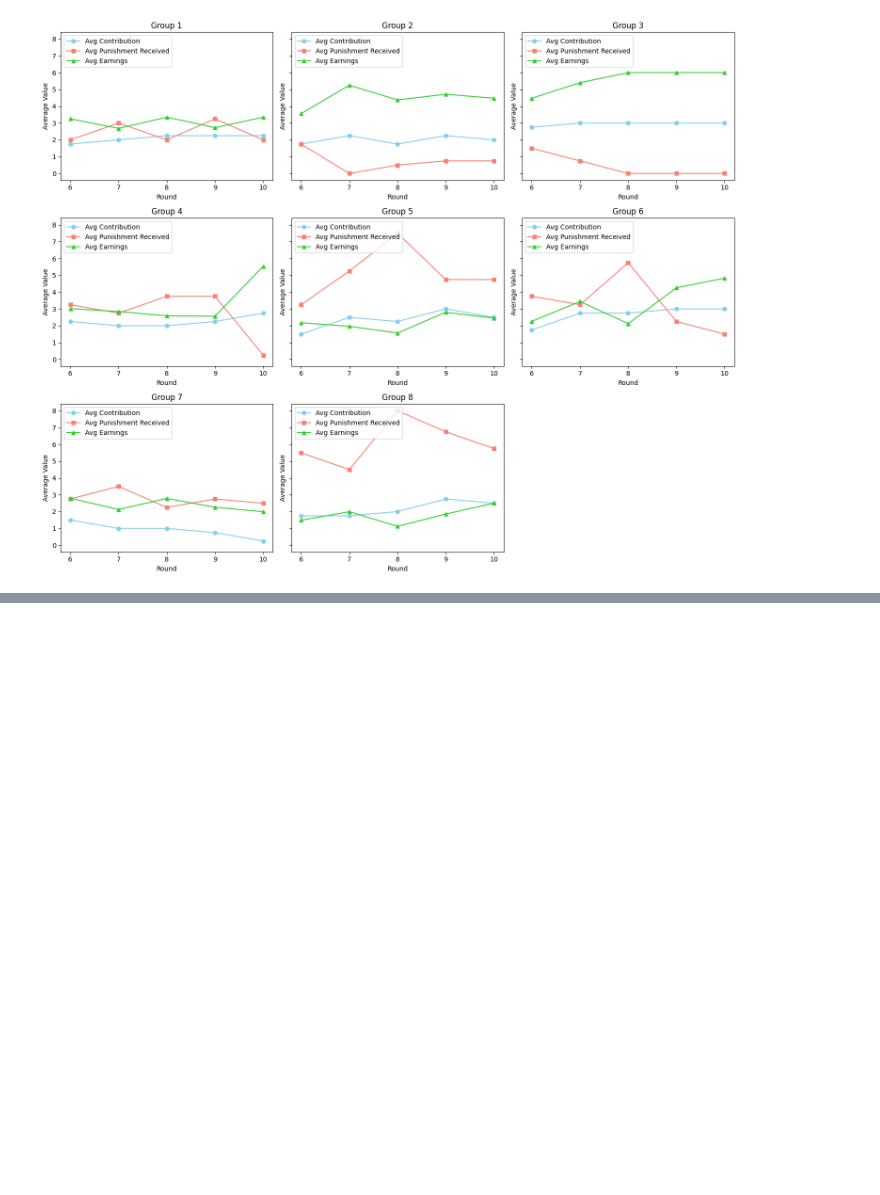
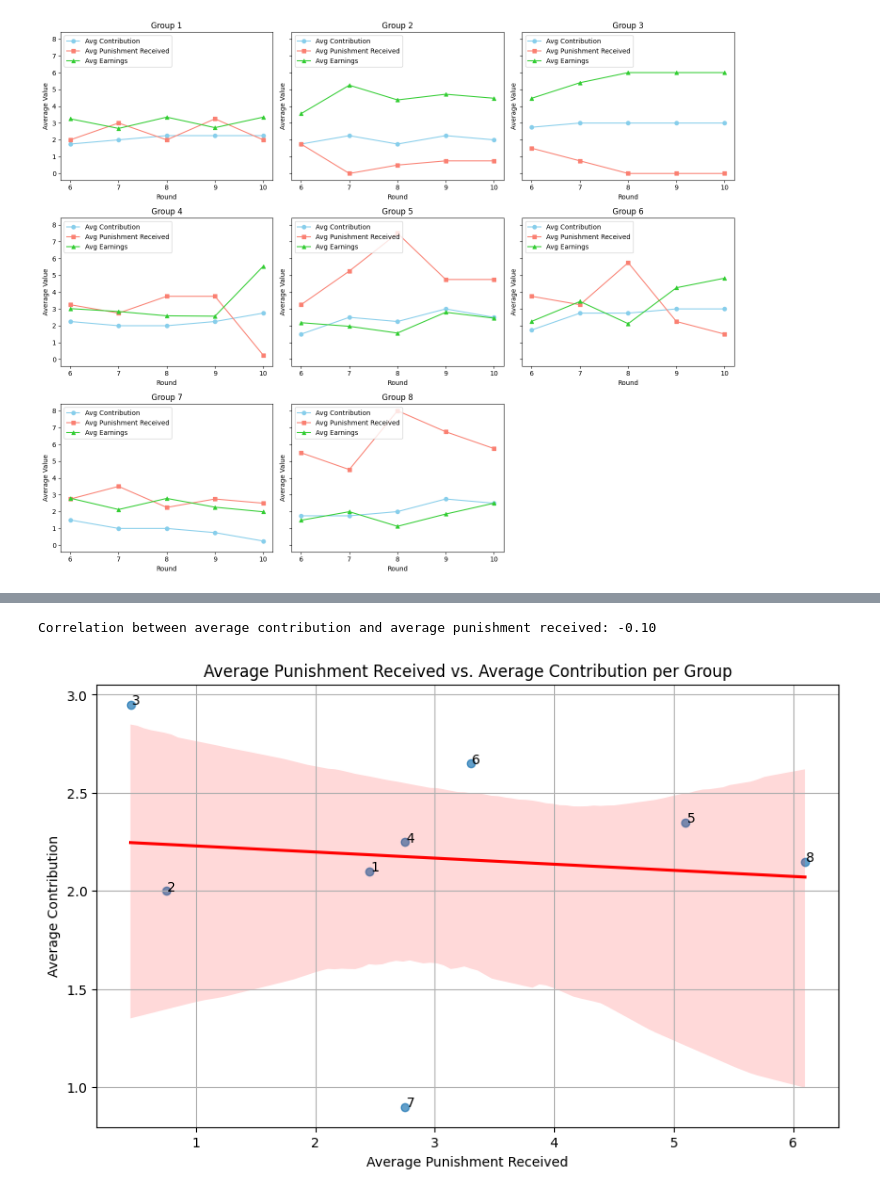
Before and after one commit to oak50/Voluntary-Contributions, a Jupyter notebook: EDA.ipynb, the cells around one changed output, grey strips where cells are left out. Saved outputs shown, nothing was run; the diff lists cells and outputs as text; code cells hidden in the pictures; blank space fills up the shorter version.

```diff
--- a/EDA.ipynb
+++ b/EDA.ipynb
@@ -412,0 +514,56 @@ plt.show()
+# %%
+import pandas as pd
+import seaborn as sns
+import matplotlib.pyplot as plt
+
+# Load your data
+df = pd.read_csv("/workspace/Voluntary-Contributions/test_2.csv")
+
+# Calculate the average contribution and average punishment received for each group
+group_stats = df.groupby('Group').agg({
+    'Contribution': 'mean',
+    'Punishment Received': 'mean'
+}).reset_index()
+
+# Rename the columns for clarity
+group_stats.rename(columns={
+    'Contribution': 'avg_contribution',
+    'Punishment Received': 'avg_punishment_received'
+}, inplace=True)
+
+# Calculate the correlation
+correlation = group_stats['avg_contribution'].corr(group_stats['avg_punishment_received'])
+print(f"Correlation between average contribution and average punishment received: {correlation:.2f}")
+
+# Create a scatter plot with a regression line, flipping axes
+plt.figure(figsize=(10, 6))
+sns.regplot(
+    data=group_stats,
+    x='avg_punishment_received',  # Flipping x and y
+    y='avg_contribution',
+    marker='o',
+    line_kws={"color": "red"},
+    scatter_kws={'alpha': 0.7}  # Set transparency for better visibility
+)
+
+# Add labels for each group with a slight offset
+for i in range(len(group_stats)):
+    plt.text(
+        group_stats['avg_punishment_received'][i] + 0.01,  # Adjust x position slightly for spacing
+        group_stats['avg_contribution'][i],
+        f'{group_stats["Group"][i]}',  # Just the group number
+        fontdict=dict(color="black", size=10),
+        ha='left'
+    )
+
+# Customize the plot
+plt.title('Average Punishment Received vs. Average Contribution per Group')
+plt.xlabel('Average Punishment Received')
+plt.ylabel('Average Contribution')
+plt.grid(True)
+
+# Show the plot
+plt.show()
+# %% [output]
+Correlation between average contribution and average punishment received: -0.10
+[figure, added]
```
Also changed, not shown: parts of 4 cells of this notebook.
